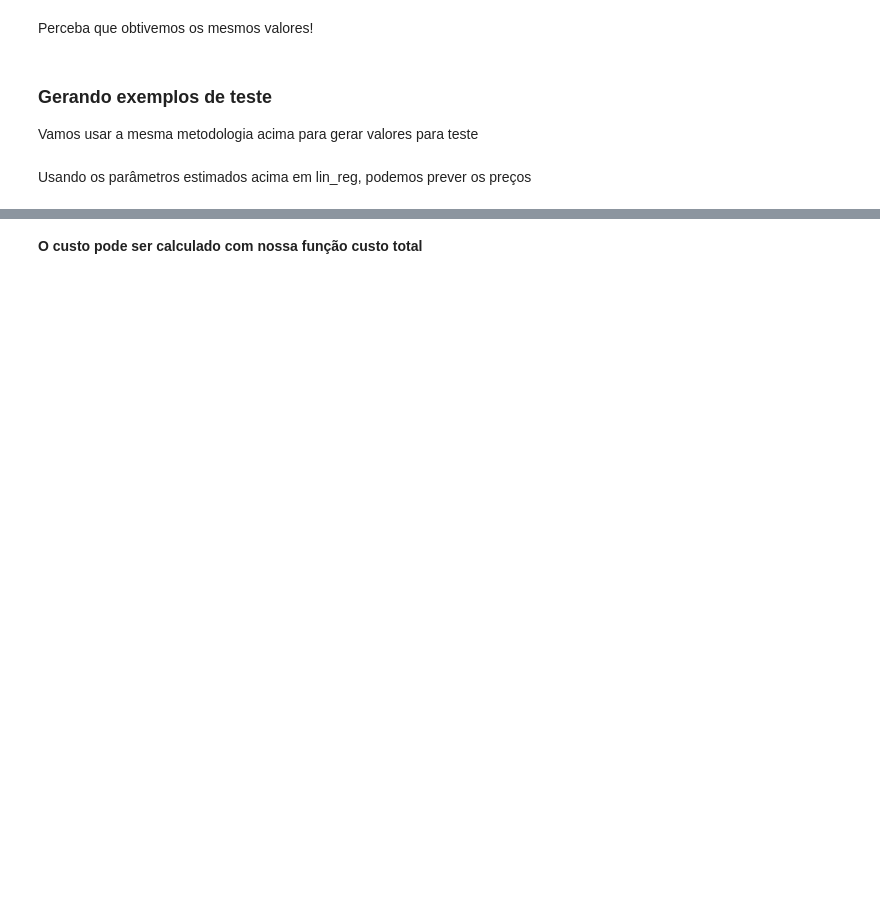
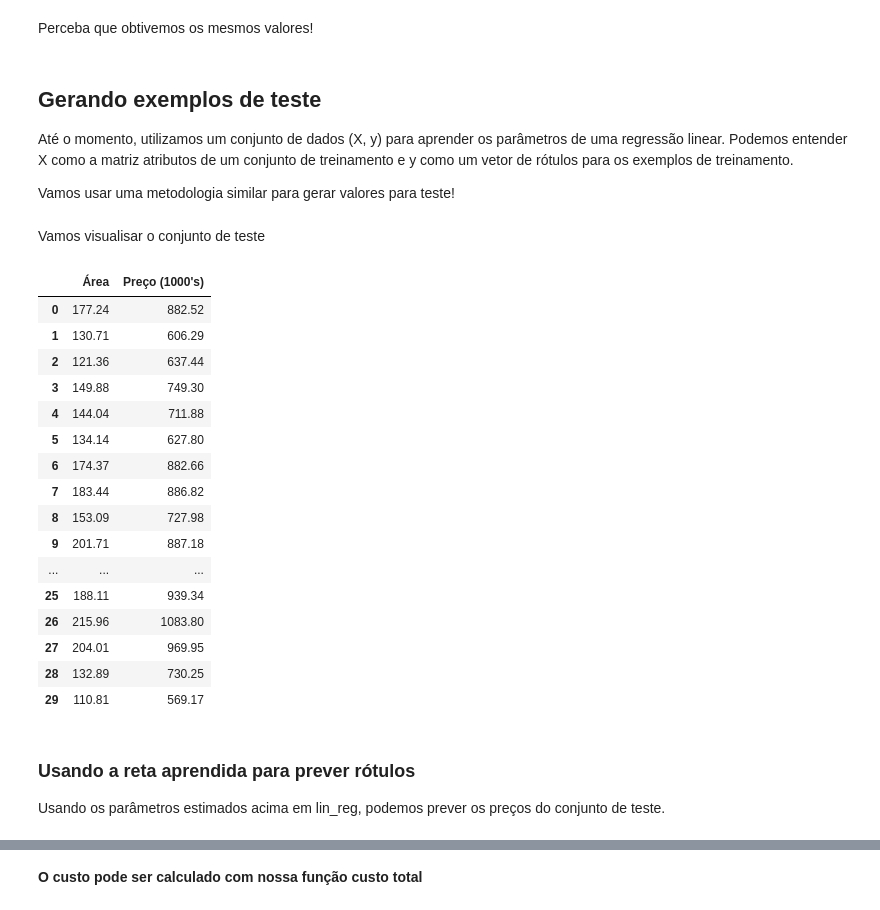
Before and after one commit to diogoflim/AM, a Jupyter notebook: 05_Reg_linear.ipynb, the cells around one changed output, grey strips where cells are left out. Saved outputs shown, nothing was run; the diff lists cells and outputs as text; code cells hidden in the pictures; blank space fills up the shorter version.

```diff
--- a/05_Reg_linear.ipynb
+++ b/05_Reg_linear.ipynb
@@ -201,16 +254,45 @@ lin_reg.coef_, lin_reg.intercept_
 # %% [markdown]
 Perceba que obtivemos os mesmos valores!
 # %% [markdown]
-### Gerando exemplos de teste
+## Gerando exemplos de teste
 
-Vamos usar a mesma metodologia acima para gerar valores para teste
+Até o momento, utilizamos um conjunto de dados (X, y) para aprender os parâmetros de uma regressão linear. Podemos entender X como a matriz atributos de um conjunto de treinamento e y como um vetor de rótulos para os exemplos de treinamento.
+
+Vamos usar uma metodologia similar para gerar valores para teste!
 # %%
-mu, sigma = 150, 50 # média e desvio padrão
-mu_2, sigma_2 = 0, 10
-X_teste = np.random.normal(mu, sigma, size=(30,1))
-y_teste = 25 + 2 * X_teste + np.random.normal(mu_2, sigma_2, size=(30,1))
+# área em m²
+n_teste = 30
+X_teste = np.random.normal(loc=150, scale=35, size=(n_teste,1))
+X_teste = np.clip(X_teste, 45, None)
+
+# modelo "verdadeiro" subjacente (desconhecido em problemas reais)
+y_teste = 80 + 4.5 * X_teste + np.random.normal(loc=0, scale=35, size=(n_teste,1))
+# %% [markdown]
+Vamos visualisar o conjunto de teste
+# %%
+pd.DataFrame(np.concatenate((X_teste,y_teste), axis=1), columns = ["Área", "Preço (1000's)"]).round(2)
+# %% [output]
+|  | Área | Preço (1000's) |
+| 0 | 177.24 | 882.52 |
+| 1 | 130.71 | 606.29 |
+| 2 | 121.36 | 637.44 |
+| 3 | 149.88 | 749.30 |
+| 4 | 144.04 | 711.88 |
+| 5 | 134.14 | 627.80 |
+| 6 | 174.37 | 882.66 |
+| 7 | 183.44 | 886.82 |
+| 8 | 153.09 | 727.98 |
+| 9 | 201.71 | 887.18 |
+| ... | ... | ... |
+| 25 | 188.11 | 939.34 |
+| 26 | 215.96 | 1083.80 |
+| 27 | 204.01 | 969.95 |
+| 28 | 132.89 | 730.25 |
+| 29 | 110.81 | 569.17 |
 # %% [markdown]
-Usando os parâmetros estimados acima em lin_reg, podemos prever os preços
+### Usando a reta aprendida para prever rótulos
+
+Usando os parâmetros estimados acima em lin_reg, podemos prever os preços do conjunto de teste.
 # %%
 lin_reg.predict(X_teste)
 # %% [output]
```
Also changed, not shown: parts of 31 cells of this notebook.
